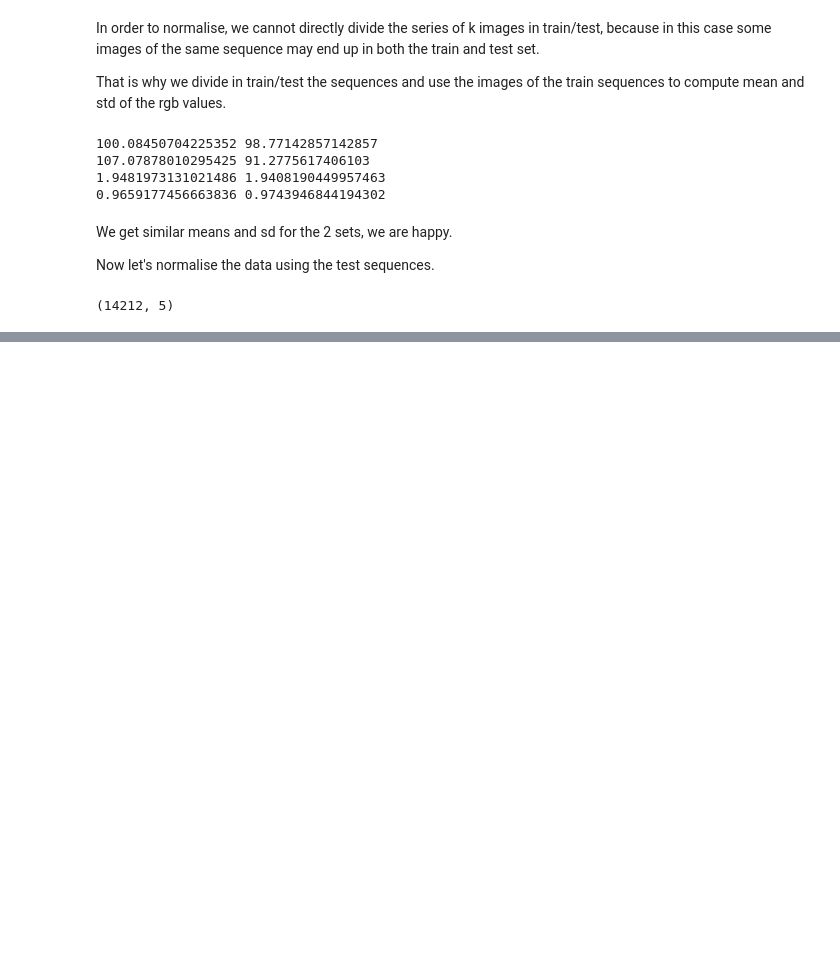
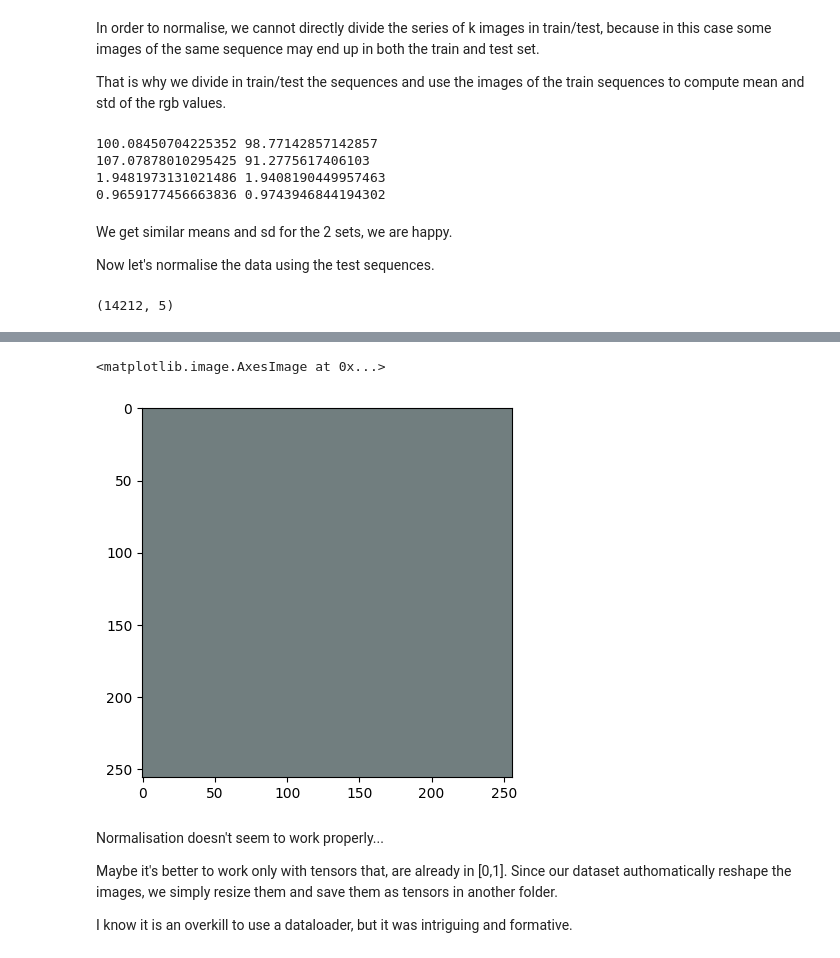
Before and after one commit to mzampar/Deep-Learning-Project, a Jupyter notebook: data/normalise.ipynb, the cells around one changed output, grey strips where cells are left out. Cells and saved outputs as stored; diff of their text form; code cells hidden in the pictures; blank space fills up the shorter version.

```diff
--- a/data/normalise.ipynb
+++ b/data/normalise.ipynb
@@ -141,21 +139,24 @@ tensor([0.0900, 0.1108, 0.1612, 0.0000])
 # %%
-loader = th.utils.data.DataLoader(dataset, batch_size=64, shuffle=False)
+batch_size = 64
+loader = th.utils.data.DataLoader(dataset, batch_size=batch_size, shuffle=False)
 
 # Calculate mean and std
-mean = th.zeros(4)
-std = th.zeros(4)
-for images in loader:
+mean = th.zeros(3)
+dev = th.zeros(3)
 
+for images, id in loader:
     sum = images.sum(dim=(0, 2, 3))
-    len = images.size(0) * images.size(2) * images.size(3)
-    mean += sum / len
+    mean += sum
 
-    sd = images - mean.view(4, 1, 1)
-    sd = sd * sd
-    sum = sd.sum(dim=(0, 2, 3))
-    std += th.sqrt(sum / len)
+mean = mean / (train_data.shape[0] * images.size(2) * images.size(3) * th.ones(3))
+print(mean)
 
-print(f"Mean: {mean}, Std: {std}")
+for images, id in loader:
+    var = images - mean.view(3, 1, 1)
+    var = var * var
+    sum = var.sum(dim=(0, 2, 3))
+    dev += sum
 
-std[3] = 0.001
+dev = dev / (train_data.shape[0] * images.size(2) * images.size(3) * th.ones(3))
+print(dev)
 # %% [output]
@@ -189,0 +237,16 @@ print_image("images/output_image.")
+# %%
+# denormalize the image
+image = th.load(tensor_filename, weights_only=True)
+image = image * std.view(3, 1, 1) + mean.view(3, 1, 1)
+image = th.clamp(image, 0, 1)
+image = transforms.ToPILImage()(image)
+plt.imshow(image)
+# %% [output]
+<matplotlib.image.AxesImage at 0x...>
+[figure, added]
+# %% [markdown]
+Normalisation doesn't seem to work properly...
+
+Maybe it's better to work only with tensors that, are already in [0,1]. Since our dataset authomatically reshape the images, we simply resize them and save them as tensors in another folder.
+
+I know it is an overkill to use a dataloader, but it was intriguing and formative.
```
Also changed, not shown: parts of 9 cells of this notebook, 8 other files.
